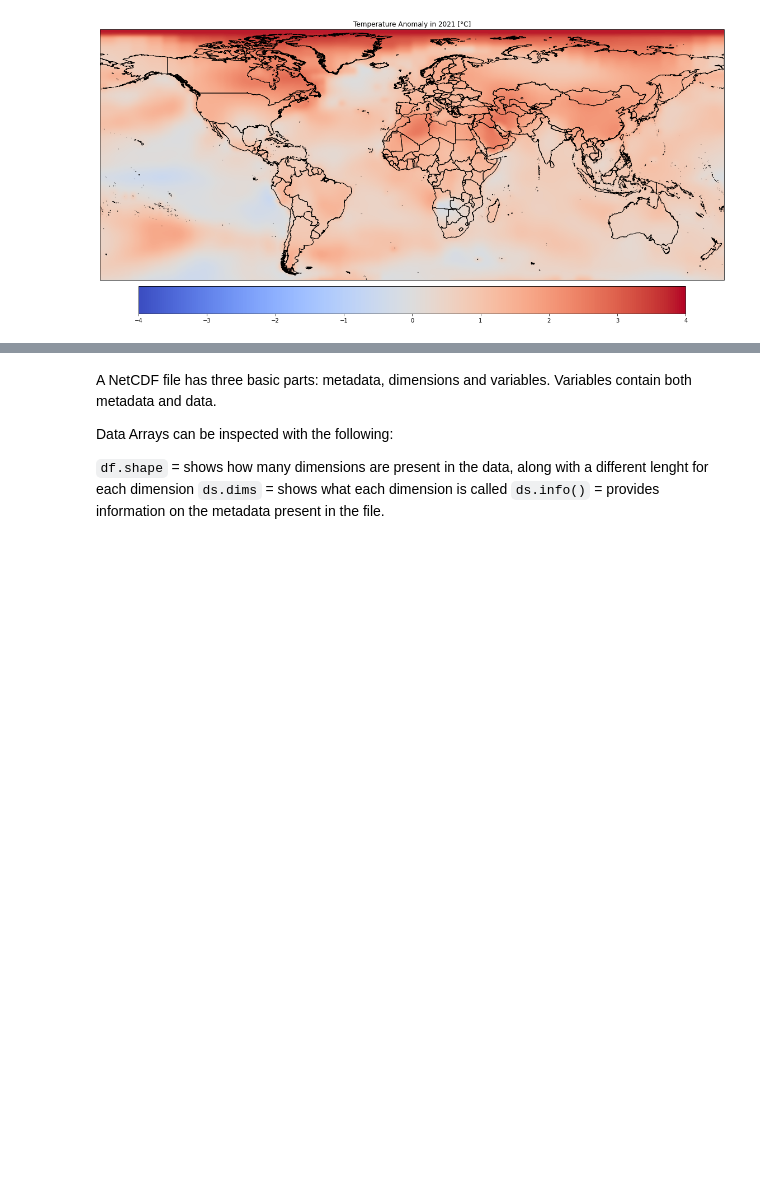
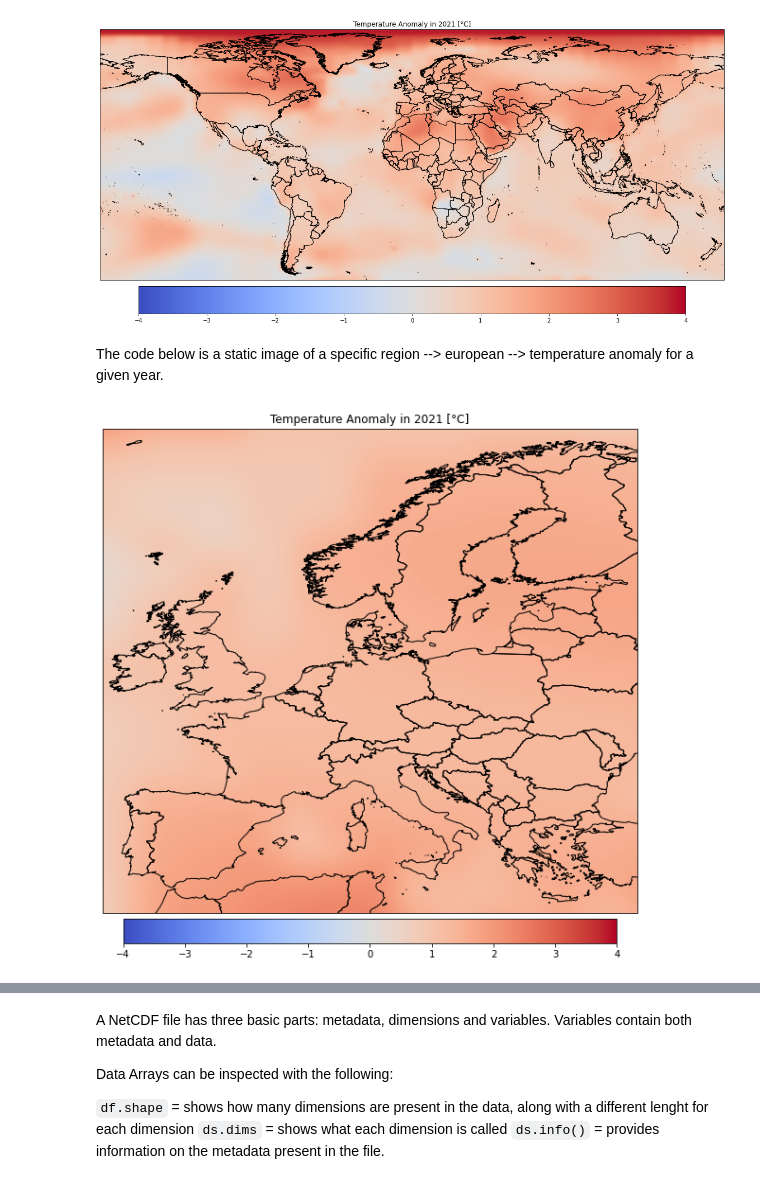
Before and after one commit to ingridarreola/E484, a Jupyter notebook: Data_Transformation.ipynb, the cells around one changed output, grey strips where cells are left out. Drawn from its saved outputs; the diff is of its cells as text; code cells hidden in the pictures; blank space fills up the shorter version.

```diff
--- a/Data_Transformation.ipynb
+++ b/Data_Transformation.ipynb
@@ -76,3 +76,30 @@ plt.savefig("global_map.png", bbox_inches='tight', dpi=150)
 plt.show()
 # %% [output]
 [figure]
+# %% [markdown]
+The code below is a static image of a specific region --> european --> temperature anomaly for a given year.
+# %%
+#Creating a static image of the european temperature anomaly for a given year.
+cbar_kwargs = {
+    'orientation':'horizontal',
+    'fraction': 0.048,
+    'pad': 0.01,
+    'extend':'neither'
+}
+
+fig = plt.figure(figsize=(15,10))
+ax = fig.add_subplot(1,1,1, projection = ccrs.PlateCarree())
+ax.add_feature(NaturalEarthFeature('cultural', 'admin_0_countries', '10m'),
+                       facecolor='none', edgecolor='black')
+ax.set_extent([-11, 31, 34, 71])
+
+i=-1
+date =  pd.to_datetime(anomaly.isel(time=i)['time'].values)
+ax.set_title("Temperature Anomaly in "+ str(date.year) + " [°C]")
+xr.plot.imshow(anomaly.isel(time=i), ax=ax, add_labels=False,
+                   vmin=-4, vmax=4, cmap='coolwarm',
+                   cbar_kwargs=cbar_kwargs, interpolation='bicubic')
+plt.savefig("european_map.png", bbox_inches='tight', dpi=150)
+plt.show()
+# %% [output]
+[figure, added]
```
Also changed, not shown: parts of 1 cell of this notebook, 2 other files.
